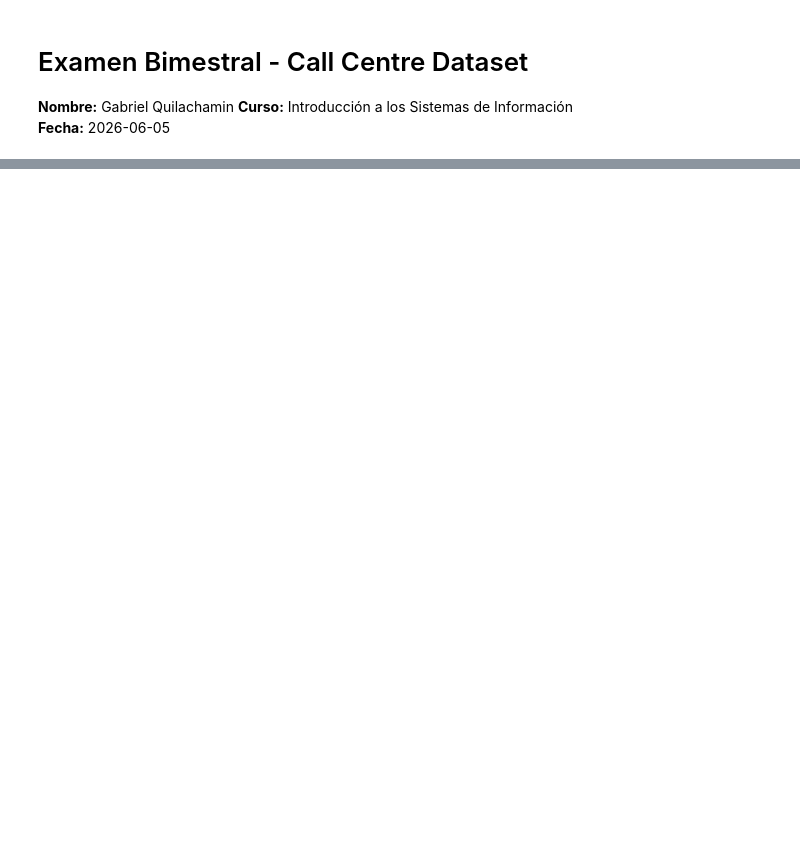
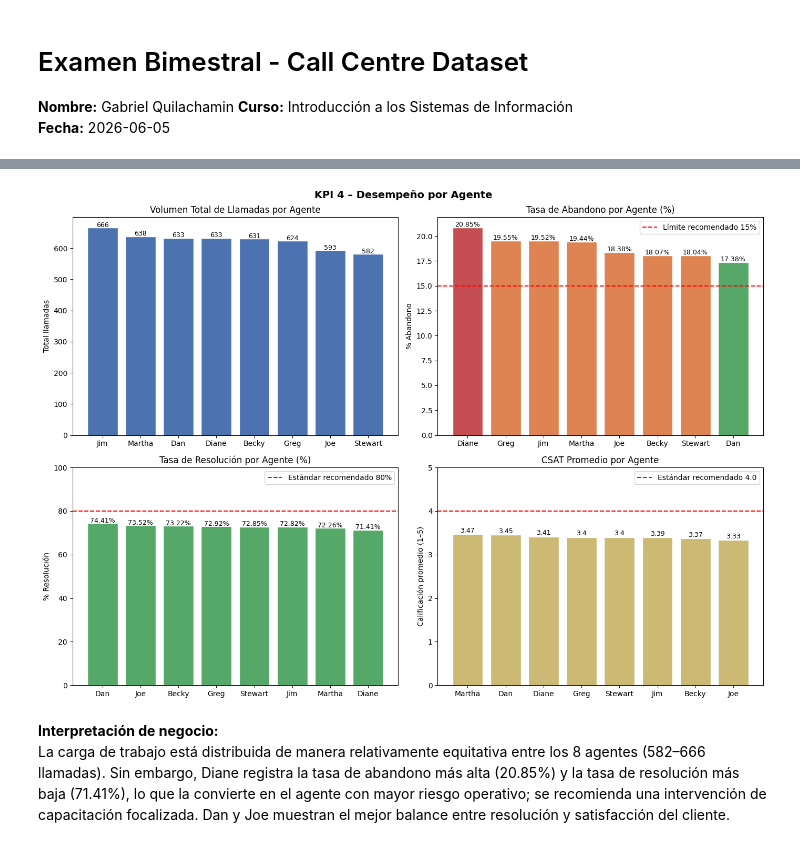
Before and after one commit to gabrielquilachaminds-cloud/Examen-Bimestral---FInal, a Jupyter notebook: Documento.ipynb, the cells around one changed output, grey strips where cells are left out. Cells and saved outputs as stored; diff of their text form; code cells hidden in the pictures; blank space fills up the shorter version.

```diff
--- a/Documento.ipynb
+++ b/Documento.ipynb
@@ -42,0 +222,16 @@ dtype: int64
+# %%
+kpi4 = df.groupby('Agent').agg(
+    Total_Llamadas = ('Call Id', 'count'),
+    Contestadas    = ('Answered (Y/N)', lambda x: (x == 'Y').sum()),
+    Perdidas       = ('Answered (Y/N)', lambda x: (x == 'N').sum()),
+    Resueltas      = ('Resolved',       lambda x: (x == 'Y').sum()),
+    CSAT_prom      = ('Satisfaction rating', 'mean'),
+    ASA_prom       = ('Speed of answer in seconds', 'mean')
+).reset_index()
+
+kpi4['Tasa_Abandono_%']   = (kpi4['Perdidas']  / kpi4['Total_Llamadas'] * 100).round(2)
+kpi4['Tasa_Resolucion_%'] = (kpi4['Resueltas'] / kpi4['Total_Llamadas'] * 100).round(2)
+kpi4['CSAT_prom']         = kpi4['CSAT_prom'].round(2)
+kpi4['ASA_prom']          = kpi4['ASA_prom'].round(2)
+
+print(kpi4.to_string(index=False))
@@ -42,0 +248,53 @@ dtype: int64
+# %%
+fig, axes = plt.subplots(2, 2, figsize=(14, 10))
+fig.suptitle('KPI 4 – Desempeño por Agente', fontsize=14, fontweight='bold')
+
+kpi4_sorted_vol = kpi4.sort_values('Total_Llamadas', ascending=False)
+
+# Volumen total
+axes[0,0].bar(kpi4_sorted_vol['Agent'], kpi4_sorted_vol['Total_Llamadas'], color='#4C72B0', edgecolor='white')
+axes[0,0].set_title('Volumen Total de Llamadas por Agente')
+axes[0,0].set_ylabel('Total llamadas')
+for i, (ag, val) in enumerate(zip(kpi4_sorted_vol['Agent'], kpi4_sorted_vol['Total_Llamadas'])):
+    axes[0,0].text(i, val + 2, str(val), ha='center', fontsize=9)
+
+# Tasa de abandono
+kpi4_sorted_ab = kpi4.sort_values('Tasa_Abandono_%', ascending=False)
+colores_ab = ['#C44E52' if v > 20 else '#DD8452' if v > 18 else '#55A868' for v in kpi4_sorted_ab['Tasa_Abandono_%']]
+axes[0,1].bar(kpi4_sorted_ab['Agent'], kpi4_sorted_ab['Tasa_Abandono_%'], color=colores_ab, edgecolor='white')
+axes[0,1].axhline(15, color='red', linestyle='--', linewidth=1.5, label='Límite recomendado 15%')
+axes[0,1].set_title('Tasa de Abandono por Agente (%)')
+axes[0,1].set_ylabel('% Abandono')
+axes[0,1].legend()
+for i, (ag, val) in enumerate(zip(kpi4_sorted_ab['Agent'], kpi4_sorted_ab['Tasa_Abandono_%'])):
+    axes[0,1].text(i, val + 0.1, f'{val}%', ha='center', fontsize=9)
+
+# Tasa de resolución
+kpi4_sorted_res = kpi4.sort_values('Tasa_Resolucion_%', ascending=False)
+axes[1,0].bar(kpi4_sorted_res['Agent'], kpi4_sorted_res['Tasa_Resolucion_%'], color='#55A868', edgecolor='white')
+axes[1,0].axhline(80, color='red', linestyle='--', linewidth=1.5, label='Estándar recomendado 80%')
+axes[1,0].set_title('Tasa de Resolución por Agente (%)')
+axes[1,0].set_ylabel('% Resolución')
+axes[1,0].set_ylim(0, 100)
+axes[1,0].legend()
+for i, (ag, val) in enumerate(zip(kpi4_sorted_res['Agent'], kpi4_sorted_res['Tasa_Resolucion_%'])):
+    axes[1,0].text(i, val + 0.3, f'{val}%', ha='center', fontsize=9)
+
+# CSAT por agente
+kpi4_sorted_csat = kpi4.sort_values('CSAT_prom', ascending=False)
+axes[1,1].bar(kpi4_sorted_csat['Agent'], kpi4_sorted_csat['CSAT_prom'], color='#CCB974', edgecolor='white')
+axes[1,1].axhline(4.0, color='red', linestyle='--', linewidth=1.5, label='Estándar recomendado 4.0')
+axes[1,1].set_title('CSAT Promedio por Agente')
+axes[1,1].set_ylabel('Calificación promedio (1–5)')
+axes[1,1].set_ylim(0, 5)
+axes[1,1].legend()
+for i, (ag, val) in enumerate(zip(kpi4_sorted_csat['Agent'], kpi4_sorted_csat['CSAT_prom'])):
+    axes[1,1].text(i, val + 0.04, f'{val}', ha='center', fontsize=9)
+
+plt.tight_layout()
+plt.show()
+# %% [output]
+[figure, added]
+# %% [markdown]
+**Interpretación de negocio:**
+La carga de trabajo está distribuida de manera relativamente equitativa entre los 8 agentes (582–666 llamadas). Sin embargo, Diane registra la tasa de abandono más alta (20.85%) y la tasa de resolución más baja (71.41%), lo que la convierte en el agente con mayor riesgo operativo; se recomienda una intervención de capacitación focalizada. Dan y Joe muestran el mejor balance entre resolución y satisfacción del cliente.
```
Also changed, not shown: parts of 15 cells of this notebook.
